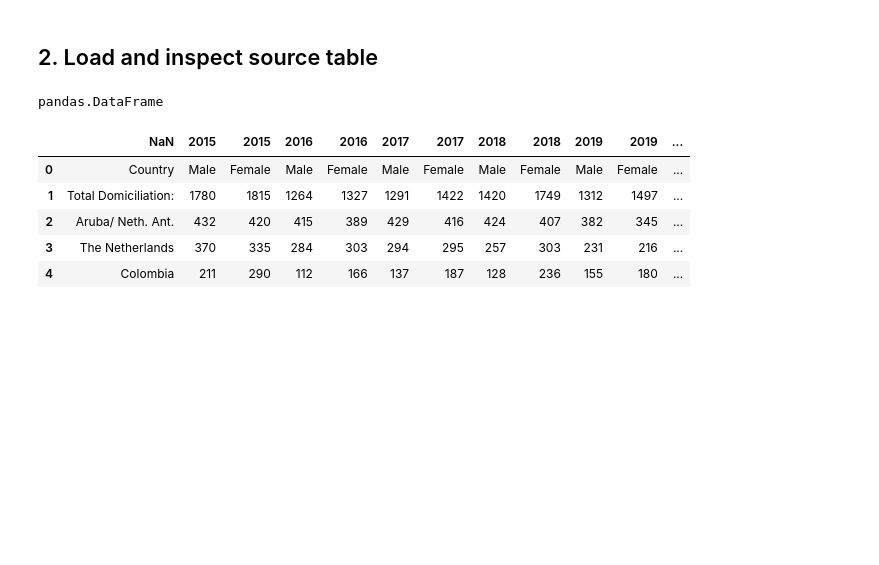
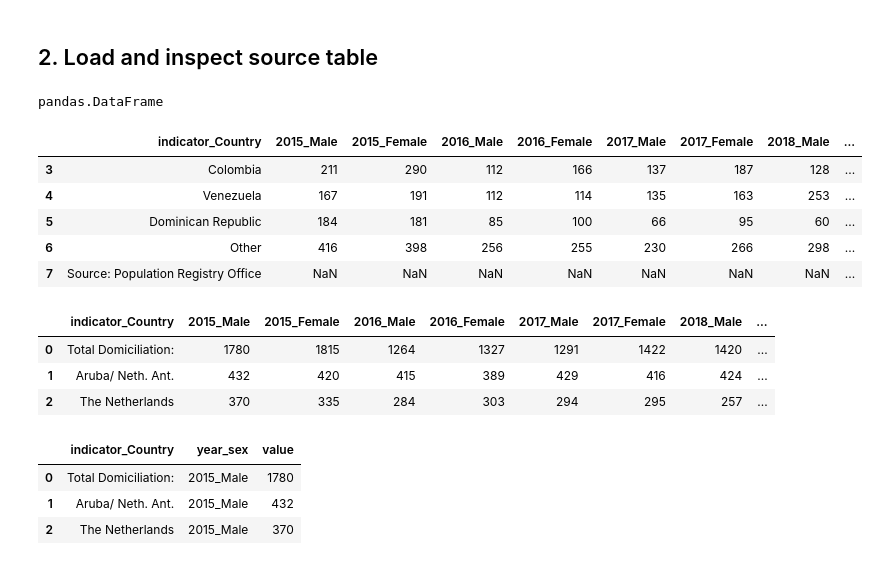
Before and after one commit to GirelliG-it/aruba_population_analyses, a Jupyter notebook: notebooks/1_11_and_1_12_domiciliation_data-Copy1.ipynb, the cells around one changed output. Drawn from its saved outputs; the diff is of its cells as text; code cells hidden in the pictures; blank space fills up the shorter version.

```diff
--- a/notebooks/1_11_and_1_12_domiciliation_data-Copy1.ipynb
+++ b/notebooks/1_11_and_1_12_domiciliation_data-Copy1.ipynb
@@ -68,7 +68,16 @@ df = df.iloc[1:].reset_index(drop=True)
 type(df)
 # %% [output]
 pandas.DataFrame
+# %%
+# Turn columns to a list type and name the empty column at index 0 with as 'indicator'
+
+cols = df.columns.tolist()
+cols[0] = "indicator"
+df.columns = cols
 # %%
+# Turn columns back to a DataFrame and use ffill to fill all missing year values
+
 cols = pd.Series(df.columns)
+df.columns = cols.ffill()
 
-df.columns = cols.ffill()
+clean_df = df
@@ -77,9 +84,30 @@ cleaned_df = df
-# %%
-cleaned_df.head(5)
-# %% [output]
-|  | NaN | 2015 | 2015 | 2016 | 2016 | 2017 | 2017 | 2018 | 2018 | 2019 | 2019 | ... |
-| 0 | Country | Male | Female | Male | Female | Male | Female | Male | Female | Male | Female | ... |
-| 1 | Total Domiciliation: | 1780 | 1815 | 1264 | 1327 | 1291 | 1422 | 1420 | 1749 | 1312 | 1497 | ... |
-| 2 | Aruba/ Neth. Ant. | 432 | 420 | 415 | 389 | 429 | 416 | 424 | 407 | 382 | 345 | ... |
-| 3 | The Netherlands | 370 | 335 | 284 | 303 | 294 | 295 | 257 | 303 | 231 | 216 | ... |
-| 4 | Colombia | 211 | 290 | 112 | 166 | 137 | 187 | 128 | 236 | 155 | 180 | ... |
+# %%
+# Split the header into two different Series objects and create a for loop
+# to join the header_top and header_bottom together
+
+header_top = pd.Series(clean_df.columns)
+header_bottom = clean_df.loc[0]
+
+new_cols = []
+
+for top, bottom in zip(header_top, header_bottom):
+    if pd.isna(top):
+        new_cols.append(str(bottom).strip())
+    elif str(top) == "Indicator":
+        new_cols.append("Indicator")
+    else:
+        new_cols.append(f"{top}_{str(bottom).strip()}")
+# %%
+# Reset index
+
+clean_df.columns = new_cols
+clean_df = clean_df.drop(index=0).reset_index(drop=True)
+# %%
+clean_df.tail()
+# %% [output]
+|  | indicator_Country | 2015_Male | 2015_Female | 2016_Male | 2016_Female | 2017_Male | 2017_Female | 2018_Male | ... |
+| 3 | Colombia | 211 | 290 | 112 | 166 | 137 | 187 | 128 | ... |
+| 4 | Venezuela | 167 | 191 | 112 | 114 | 135 | 163 | 253 | ... |
+| 5 | Dominican Republic | 184 | 181 | 85 | 100 | 66 | 95 | 60 | ... |
+| 6 | Other | 416 | 398 | 256 | 255 | 230 | 266 | 298 | ... |
+| 7 | Source: Population Registry Office | NaN | NaN | NaN | NaN | NaN | NaN | NaN | ... |
@@ -85,0 +120,7 @@ cleaned_df.head(5)
+# %%
+clean_df.head(3)
+# %% [output]
+|  | indicator_Country | 2015_Male | 2015_Female | 2016_Male | 2016_Female | 2017_Male | 2017_Female | 2018_Male | ... |
+| 0 | Total Domiciliation: | 1780 | 1815 | 1264 | 1327 | 1291 | 1422 | 1420 | ... |
+| 1 | Aruba/ Neth. Ant. | 432 | 420 | 415 | 389 | 429 | 416 | 424 | ... |
+| 2 | The Netherlands | 370 | 335 | 284 | 303 | 294 | 295 | 257 | ... |
@@ -85,0 +135,7 @@ cleaned_df.head(5)
+# %%
+tidy_df.head(3)
+# %% [output]
+|  | indicator_Country | year_sex | value |
+| 0 | Total Domiciliation: | 2015_Male | 1780 |
+| 1 | Aruba/ Neth. Ant. | 2015_Male | 432 |
+| 2 | The Netherlands | 2015_Male | 370 |
```
Also changed, not shown: parts of 8 cells of this notebook, 1 other file.
